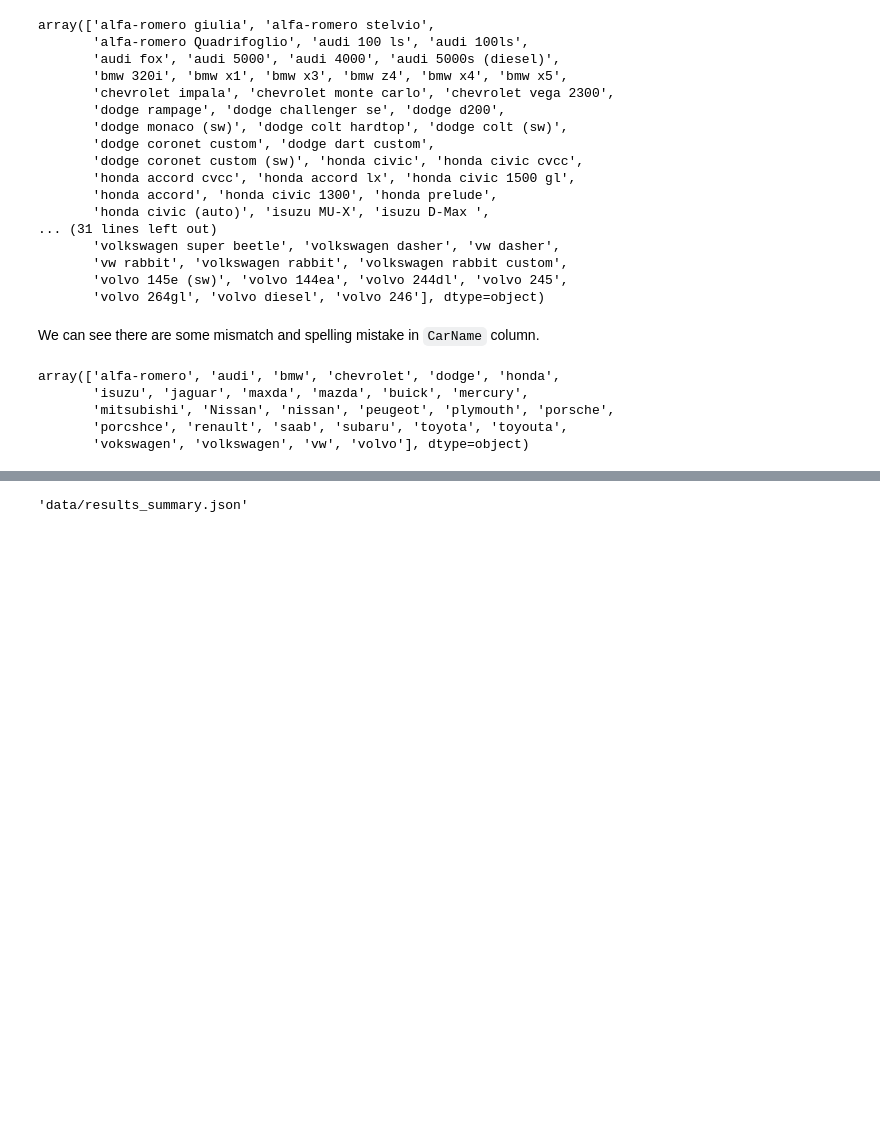
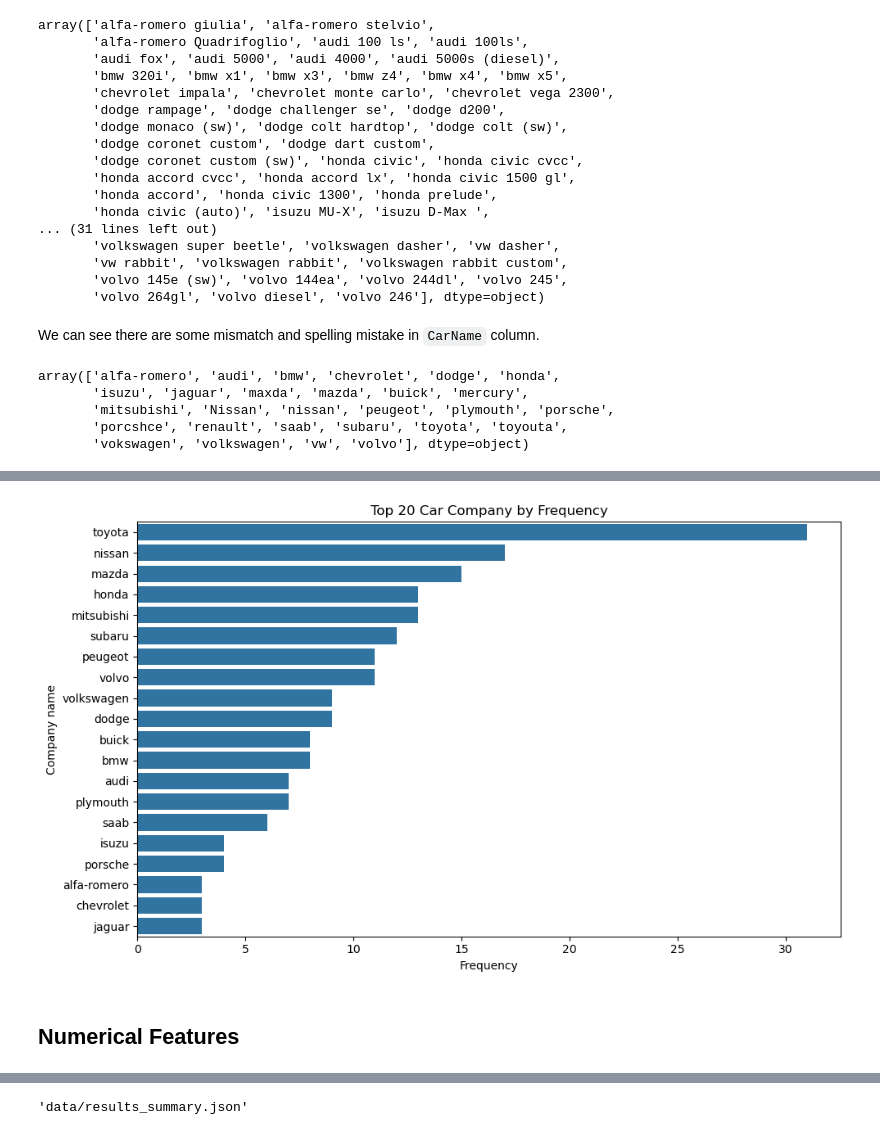
Before and after one commit to Tinonturja/Car_Pricing_DA, a Jupyter notebook: Car_Pricing_Prediction.ipynb, the cells around one changed output, grey strips where cells are left out. Cells and saved outputs as stored; diff of their text form; code cells hidden in the pictures; blank space fills up the shorter version.

```diff
--- a/Car_Pricing_Prediction.ipynb
+++ b/Car_Pricing_Prediction.ipynb
@@ -150,5 +155,17 @@ array(['alfa-romero giulia', 'alfa-romero stelvio',
 # %% [markdown]
 We can see there are some mismatch and spelling mistake in `CarName` column.
 # %%
-data['CarName']= data['CarName'].apply(lambda x: x.split(' ')[0])
+# Create a new dataset with name and price
+Car_des = data[['CarName','price']].copy()
+Car_des['CarName']= Car_des['CarName'].apply(lambda x: x.split(' ')[0])
+
+def replace_name(x,y):
+    Car_des['CarName'].replace(x,y)
+
+replace_name('maxda','mazda')
+replace_name('vw','volkswagen')
+replace_name('vokswagen','volkswagen')
+replace_name('Nissan','nissan')
+replace_name('toyouta','toyota')
+replace_name('porcshce','porsche')
 # %%
@@ -183,0 +195,16 @@ dtype: object
+# %%
+n = 20
+
+top_car_models = Car_des['CarName'].value_counts().head(n)
+
+plt.figure(figsize = (10,6))
+
+sns.barplot(x = top_car_models.values, y = top_car_models.index)
+
+plt.title(f"Top {n} Car Company by Frequency")
+plt.xlabel('Frequency')
+plt.ylabel('Company name')
+plt.tight_layout()
+plt.show()
+# %% [output]
+[figure, added]
@@ -183,0 +217,2 @@ dtype: object
+# %% [markdown]
+## Numerical Features
```
Also changed, not shown: parts of 23 cells of this notebook, 1 other file.
